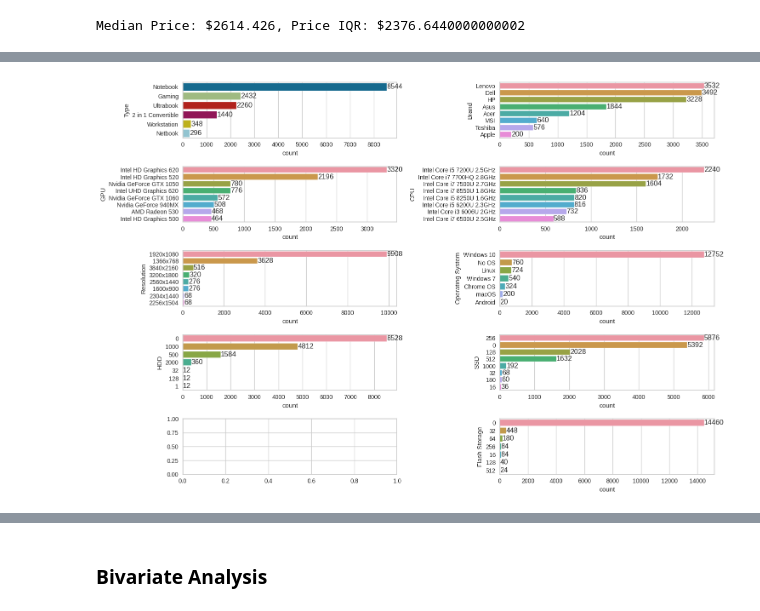
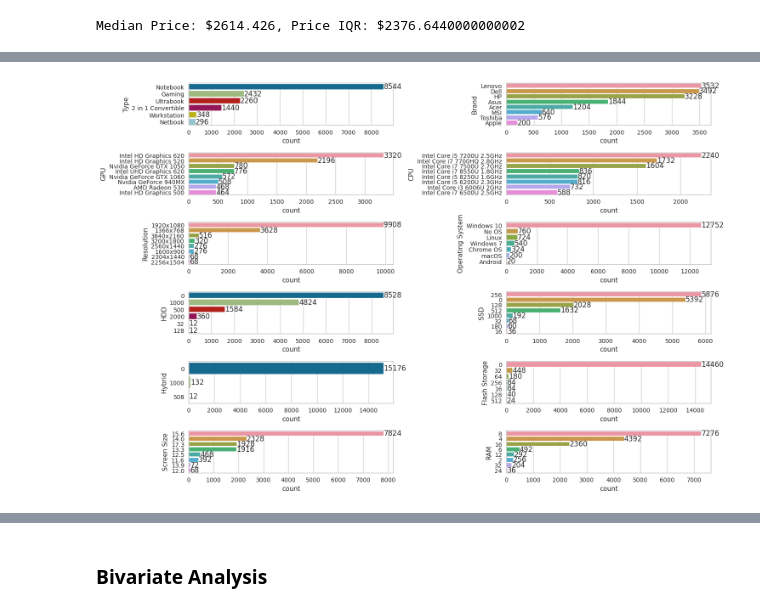
Before and after one commit to zhuofan-16/Computer_Regression, a Jupyter notebook: Price_Regression_ML.ipynb, the cells around one changed output, grey strips where cells are left out. Drawn from its saved outputs; the diff is of its cells as text; code cells hidden in the pictures.

```diff
--- a/Price_Regression_ML.ipynb
+++ b/Price_Regression_ML.ipynb
@@ -204,5 +215,9 @@ pcDf
 # %%
-pcDf['Hard Disk']=pcDf['Hard Disk'].replace({'TB':'000',"GB":'',},regex=True)
+pcDf['Hard Disk']=pcDf['Hard Disk'].replace('\.0','',regex=True)
+pcDf['Hard Disk']=pcDf['Hard Disk'].replace('TB','000',regex=True)
+pcDf['Hard Disk']=pcDf['Hard Disk'].replace("GB",'',regex=True)
+
+pcDf['Hard Disk'].to_csv('ddd.csv')
 index=pcDf['Hard Disk'].index
 testDf=pcDf.copy()
 typeDisk=['SSD','Flash Storage','HDD','Hybrid']
@@ -256,6 +275,6 @@ quantitativeVariable=['Screen Size','RAM','Weight','Hybrid']
 # %% [markdown]
 #### Qualitative Features
 # %%
-qualitativeVariable=['Brand','Type','CPU','GPU','Operating System','Resolution','SSD','HDD','Flash Storage']
+qualitativeVariable=['Brand','Type','CPU','GPU','Operating System','Resolution']
 # %% [markdown]
 ### Univariate Analysis
@@ -314,12 +359,13 @@ plt.show()
 # %%
-fig, ax = plt.subplots(int(np.ceil(len(qualitativeVariable)/2)), 2, figsize=(15, 10), tight_layout=True)
-for i,y in enumerate(qualitativeVariable):
+countVariable=qualitativeVariable+['SSD','HDD','Flash Storage','Hybrid','RAM','Screen Size']
+fig, ax = plt.subplots(int(np.ceil(len(countVariable)/2)), 2, figsize=(15, 10), tight_layout=True)
+for i,y in enumerate(countVariable):
     n=1 if i%2==0 else 0
     g=sns.countplot(y=y,data=pcDf,ax=ax[int(np.floor(i/2)),n],orient='h',order=pcDf[y].value_counts().iloc[:8].index)
     g.bar_label(g.containers[0])
 fig.show()
 # %% [output]
-[figure, old version]
+[figure, new version]
 # %%
 pcDf
 # %% [output]
```
Also changed, not shown: parts of 41 cells of this notebook.
